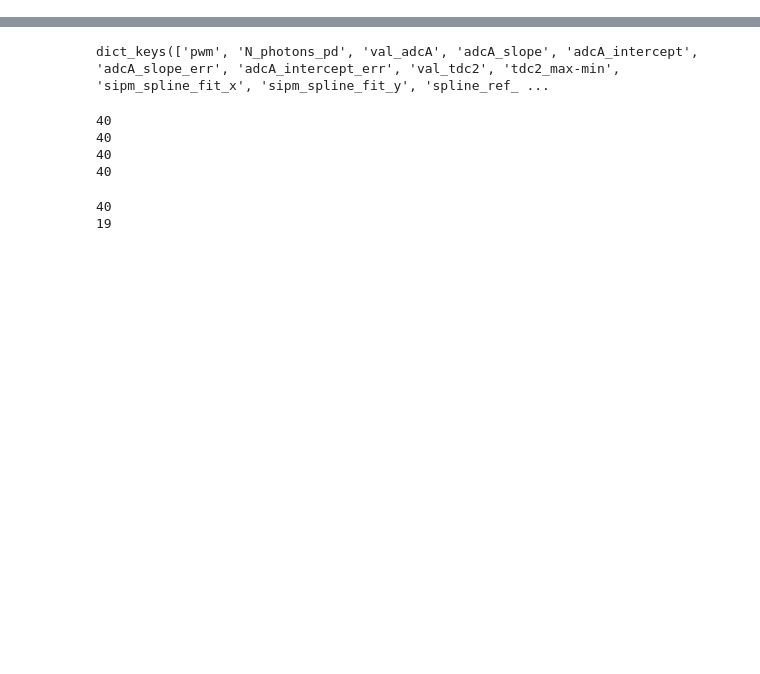
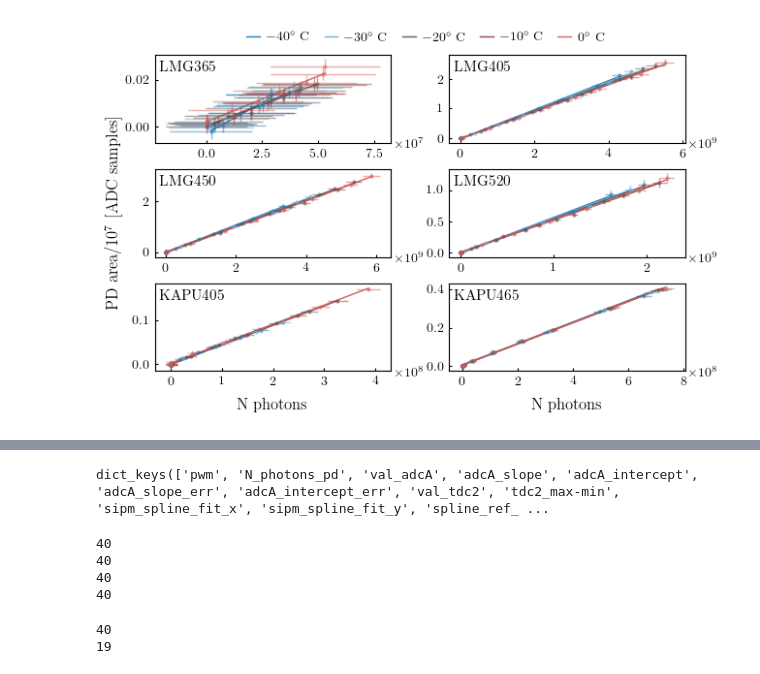
Before and after one commit to LeonhardEidenschink/POCAM_FAT, a Jupyter notebook: scripts/test_self_monitoring.ipynb, the cells around one changed output, grey strips where cells are left out. Drawn from its saved outputs; the diff is of its cells as text; code cells hidden in the pictures; blank space fills up the shorter version.

```diff
--- a/scripts/test_self_monitoring.ipynb
+++ b/scripts/test_self_monitoring.ipynb
@@ -150,0 +136,11 @@ plt.savefig(f'../make_plots/plots/pdf/self_monitoring_hem{hem}_T{T}C.pdf', dpi=3
+# %%
+colors = [
+    '#1f78b4',  # deep blue       → -40°C
+    '#6aafd6',  # light blue      → -25°C
+    '#5a5a5a',  # dark grey       → -10°C
+    '#8c4444',  # dark muted red  →   5°C
+    '#d45f5f',  # medium red      →  15°C
+    '#b2182b',  # deep red        →  25°C
+]
+# %%
+temperatures = [-40,-30,-20,-10,0]
@@ -150,0 +155,47 @@ plt.savefig(f'../make_plots/plots/pdf/self_monitoring_hem{hem}_T{T}C.pdf', dpi=3
+# %%
+fig, axes = plt.subplots(3, 2, figsize=plot_utils.set_size('wide', fraction=1, ratio=0.4, subplots=(3, 2)))
+
+for i, ax in enumerate(axes.flat):
+    emitter = emitters[i]
+    dev_sm = emitter[0]
+    dev_name = emitter[1]
+
+    for j, t in enumerate(temperatures):
+        filepath = f'../output/batch2/pocam_{pocam}/hem_{hem}/{dev_name}/self_monitoring_{t}C.json'
+        with open(filepath, 'r') as f:
+            data = json.load(f)
+        data_pd = data['meas_data'][0]
+        #ax.scatter(data['N_photons_pd'], np.array(data['val_adcA'])/1e7, color = colors[j], alpha = 0.4, s = 12 )
+        ax.errorbar(data_pd['val_pd'], np.array(data_pd['value'])/1e7,
+        xerr =np.absolute((np.array(data_pd['error'])*np.array(data_pd['val_pd']))),
+        yerr = np.absolute(np.array(data_pd['std'])/1e7),
+         fmt='o', alpha =0.5, markersize=3, color = colors[j], capsize=2, elinewidth=1)
+        y = np.array(data_pd['val_pd'])*data_pd['slope'] + data_pd['intercept']
+        ax.plot(data_pd['val_pd'], y/1e7 , lw = 1, color = colors[j], zorder = -10, label = f'${t}^\circ$ C' )
+
+    if i == 4 or i == 5:
+        ax.set_xlabel(r"N photons")
+    if i ==2:
+        ax.set_ylabel("PD area/$10^7$ [ADC samples]",labelpad=15)
+    ax.text(0.02,0.8, dev_name, transform=ax.transAxes, size = 11)
+
+    fig.canvas.draw()  # forces matplotlib to compute the offset string (e.g. '1e9')
+    offset_str = ax.xaxis.get_offset_text().get_text()
+    ax.xaxis.get_offset_text().set_visible(False)  # hide the default (which sits above the axes)
+
+    ax.text(1.02, -0.02, offset_str,
+            transform=ax.transAxes,
+            ha='left', va='center',
+            fontsize=plt.rcParams['xtick.labelsize'])
+
+    if i == 0:
+        ax.legend(loc='upper center', ncol=6,
+           bbox_to_anchor=(1.15, 1.4), frameon=False, columnspacing=1)
+
+plt.subplots_adjust(hspace=0.3, wspace=0.25)
+
+
+plt.savefig(f'../make_plots/plots/png/self_monitoring_hem{hem}_allT.png', dpi=300, bbox_inches='tight')
+plt.savefig(f'../make_plots/plots/pdf/self_monitoring_hem{hem}_allT.pdf', dpi=300, bbox_inches='tight')
+# %% [output]
+[figure, added]
```
Also changed, not shown: parts of 5 cells of this notebook, 1 other file.
